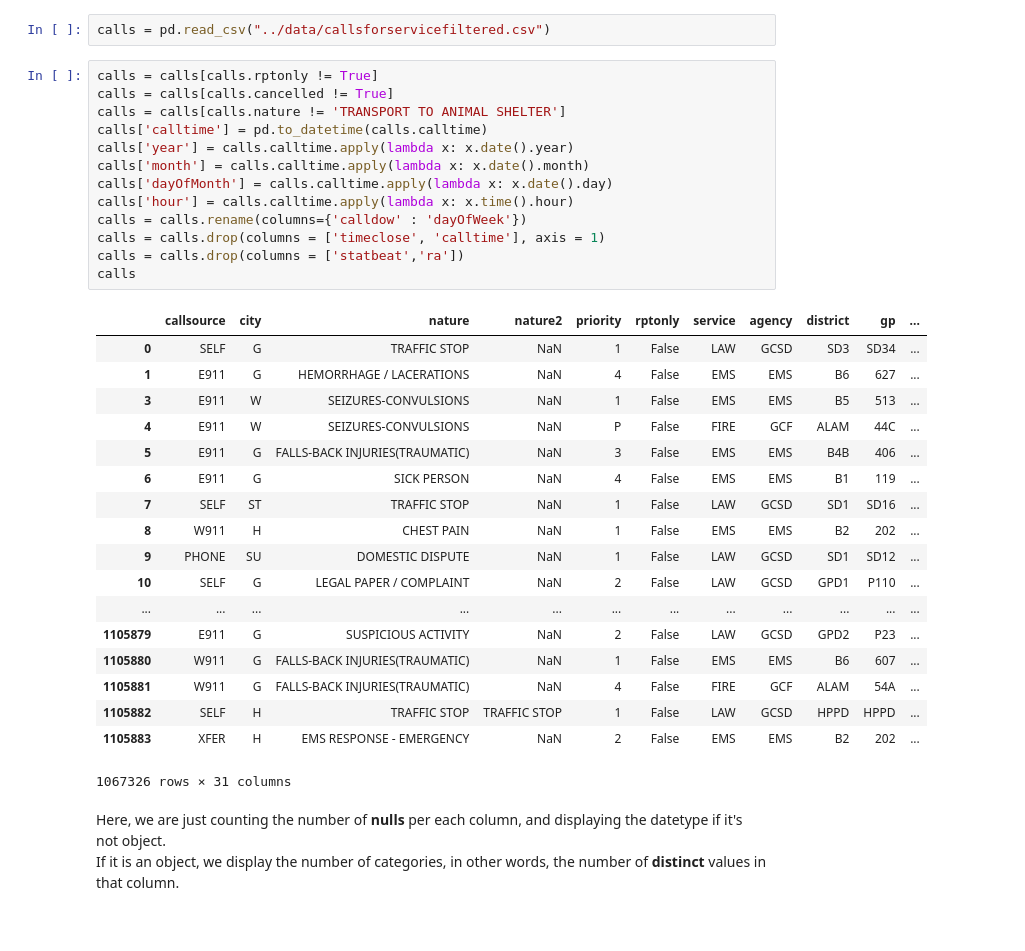
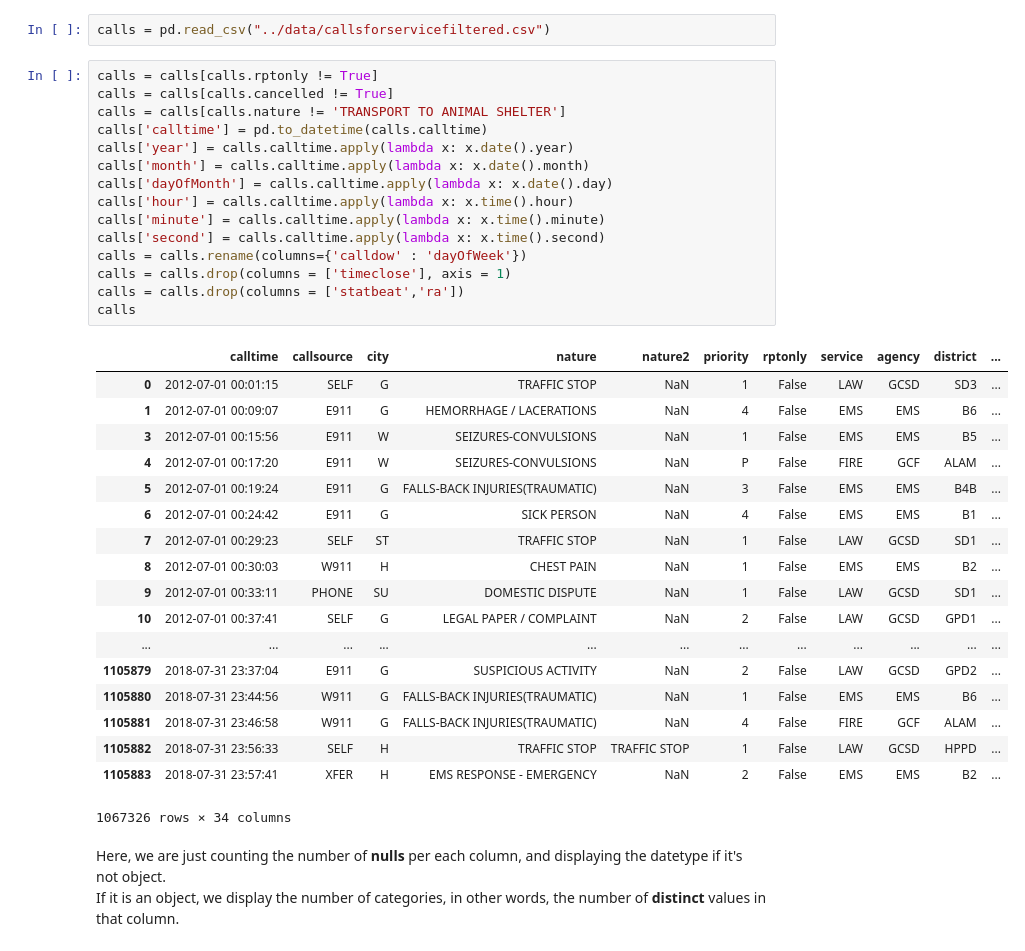
Before and after one commit to UNCG-CSE/Guilford_EMS, a Jupyter notebook: src/saed_call_volumes.ipynb, the cells around one changed output. Drawn from its saved outputs; the diff is of its cells as text.

```diff
--- a/src/saed_call_volumes.ipynb
+++ b/src/saed_call_volumes.ipynb
@@ -9,35 +9,37 @@ calls = pd.read_csv("../data/callsforservicefiltered.csv")
 # %%
 calls = calls[calls.rptonly != True]
 calls = calls[calls.cancelled != True]
 calls = calls[calls.nature != 'TRANSPORT TO ANIMAL SHELTER']
 calls['calltime'] = pd.to_datetime(calls.calltime)
 calls['year'] = calls.calltime.apply(lambda x: x.date().year)
 calls['month'] = calls.calltime.apply(lambda x: x.date().month)
 calls['dayOfMonth'] = calls.calltime.apply(lambda x: x.date().day)
 calls['hour'] = calls.calltime.apply(lambda x: x.time().hour)
+calls['minute'] = calls.calltime.apply(lambda x: x.time().minute)
+calls['second'] = calls.calltime.apply(lambda x: x.time().second)
 calls = calls.rename(columns={'calldow' : 'dayOfWeek'})
-calls = calls.drop(columns = ['timeclose', 'calltime'], axis = 1)
+calls = calls.drop(columns = ['timeclose'], axis = 1)
 calls = calls.drop(columns = ['statbeat','ra'])
 calls
 # %% [output]
-|  | callsource | city | nature | nature2 | priority | rptonly | service | agency | district | gp | ... |
-| 0 | SELF | G | TRAFFIC STOP | NaN | 1 | False | LAW | GCSD | SD3 | SD34 | ... |
-| 1 | E911 | G | HEMORRHAGE / LACERATIONS | NaN | 4 | False | EMS | EMS | B6 | 627 | ... |
-| 3 | E911 | W | SEIZURES-CONVULSIONS | NaN | 1 | False | EMS | EMS | B5 | 513 | ... |
-| 4 | E911 | W | SEIZURES-CONVULSIONS | NaN | P | False | FIRE | GCF | ALAM | 44C | ... |
-| 5 | E911 | G | FALLS-BACK INJURIES(TRAUMATIC) | NaN | 3 | False | EMS | EMS | B4B | 406 | ... |
-| 6 | E911 | G | SICK PERSON | NaN | 4 | False | EMS | EMS | B1 | 119 | ... |
-| 7 | SELF | ST | TRAFFIC STOP | NaN | 1 | False | LAW | GCSD | SD1 | SD16 | ... |
-| 8 | W911 | H | CHEST PAIN | NaN | 1 | False | EMS | EMS | B2 | 202 | ... |
-| 9 | PHONE | SU | DOMESTIC DISPUTE | NaN | 1 | False | LAW | GCSD | SD1 | SD12 | ... |
-| 10 | SELF | G | LEGAL PAPER / COMPLAINT | NaN | 2 | False | LAW | GCSD | GPD1 | P110 | ... |
+|  | calltime | callsource | city | nature | nature2 | priority | rptonly | service | agency | district | ... |
+| 0 | 2012-07-01 00:01:15 | SELF | G | TRAFFIC STOP | NaN | 1 | False | LAW | GCSD | SD3 | ... |
+| 1 | 2012-07-01 00:09:07 | E911 | G | HEMORRHAGE / LACERATIONS | NaN | 4 | False | EMS | EMS | B6 | ... |
+| 3 | 2012-07-01 00:15:56 | E911 | W | SEIZURES-CONVULSIONS | NaN | 1 | False | EMS | EMS | B5 | ... |
+| 4 | 2012-07-01 00:17:20 | E911 | W | SEIZURES-CONVULSIONS | NaN | P | False | FIRE | GCF | ALAM | ... |
+| 5 | 2012-07-01 00:19:24 | E911 | G | FALLS-BACK INJURIES(TRAUMATIC) | NaN | 3 | False | EMS | EMS | B4B | ... |
+| 6 | 2012-07-01 00:24:42 | E911 | G | SICK PERSON | NaN | 4 | False | EMS | EMS | B1 | ... |
+| 7 | 2012-07-01 00:29:23 | SELF | ST | TRAFFIC STOP | NaN | 1 | False | LAW | GCSD | SD1 | ... |
+| 8 | 2012-07-01 00:30:03 | W911 | H | CHEST PAIN | NaN | 1 | False | EMS | EMS | B2 | ... |
+| 9 | 2012-07-01 00:33:11 | PHONE | SU | DOMESTIC DISPUTE | NaN | 1 | False | LAW | GCSD | SD1 | ... |
+| 10 | 2012-07-01 00:37:41 | SELF | G | LEGAL PAPER / COMPLAINT | NaN | 2 | False | LAW | GCSD | GPD1 | ... |
 | ... | ... | ... | ... | ... | ... | ... | ... | ... | ... | ... | ... |
-| 1105879 | E911 | G | SUSPICIOUS ACTIVITY | NaN | 2 | False | LAW | GCSD | GPD2 | P23 | ... |
-| 1105880 | W911 | G | FALLS-BACK INJURIES(TRAUMATIC) | NaN | 1 | False | EMS | EMS | B6 | 607 | ... |
-| 1105881 | W911 | G | FALLS-BACK INJURIES(TRAUMATIC) | NaN | 4 | False | FIRE | GCF | ALAM | 54A | ... |
-| 1105882 | SELF | H | TRAFFIC STOP | TRAFFIC STOP | 1 | False | LAW | GCSD | HPPD | HPPD | ... |
-| 1105883 | XFER | H | EMS RESPONSE - EMERGENCY | NaN | 2 | False | EMS | EMS | B2 | 202 | ... |
+| 1105879 | 2018-07-31 23:37:04 | E911 | G | SUSPICIOUS ACTIVITY | NaN | 2 | False | LAW | GCSD | GPD2 | ... |
+| 1105880 | 2018-07-31 23:44:56 | W911 | G | FALLS-BACK INJURIES(TRAUMATIC) | NaN | 1 | False | EMS | EMS | B6 | ... |
+| 1105881 | 2018-07-31 23:46:58 | W911 | G | FALLS-BACK INJURIES(TRAUMATIC) | NaN | 4 | False | FIRE | GCF | ALAM | ... |
+| 1105882 | 2018-07-31 23:56:33 | SELF | H | TRAFFIC STOP | TRAFFIC STOP | 1 | False | LAW | GCSD | HPPD | ... |
+| 1105883 | 2018-07-31 23:57:41 | XFER | H | EMS RESPONSE - EMERGENCY | NaN | 2 | False | EMS | EMS | B2 | ... |
-1067326 rows × 31 columns
+1067326 rows × 34 columns
 # %% [markdown]
 <p>Here, we are just counting the number of <b>nulls</b> per each column, and displaying the datetype if it's not object.<br>If it is an object, we display the number of categories, in other words, the number of <b>distinct</b> values in that column.</p>
 # %%
```
Also changed, not shown: parts of 16 cells of this notebook.
